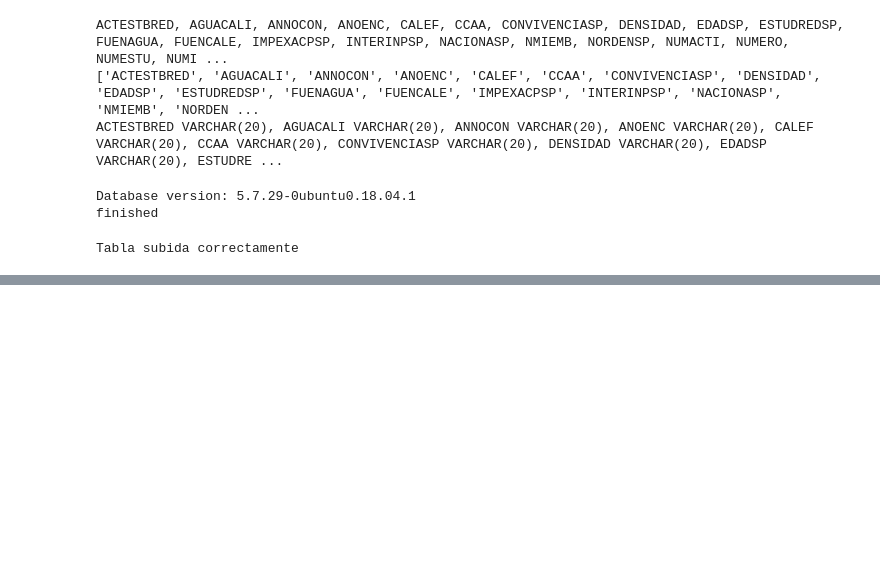
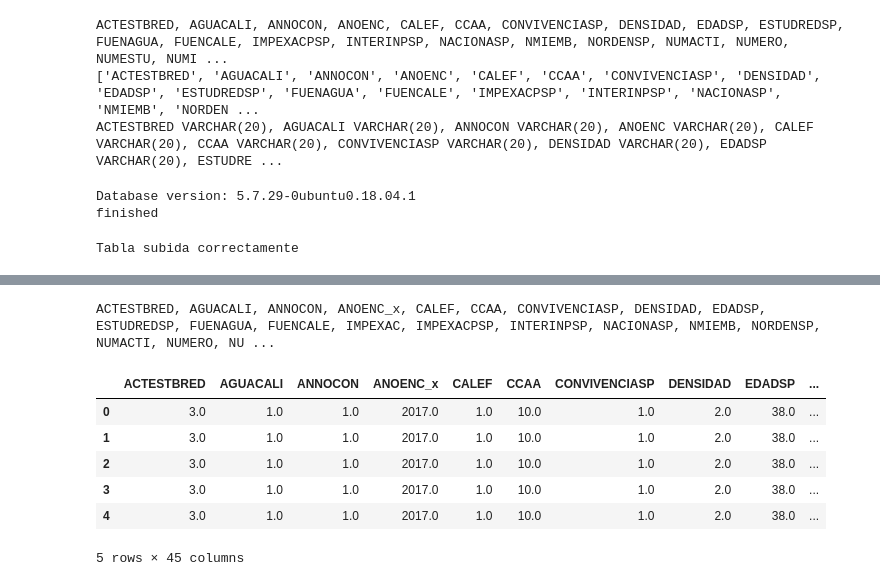
Before and after one commit to fserrey/aca-water-affordability, a Jupyter notebook: notebooks/dec_notebooks/upload_tables_server.ipynb, the cells around one changed output, grey strips where cells are left out. Drawn from its saved outputs; the diff is of its cells as text; code cells hidden in the pictures; blank space fills up the shorter version.

Commit message:
db filtered and working - upload_tables file

```diff
--- a/notebooks/dec_notebooks/upload_tables_server.ipynb
+++ b/notebooks/dec_notebooks/upload_tables_server.ipynb
@@ -782,0 +875,3 @@ Tabla subida correctamente
+# %%
+dd = pd.read_csv('/home/fserrey/gitrep/ACA_project/aca-water-affordability/notebooks/dec_notebooks/uni/' + f'uni_2017.csv')
+dd.columns
@@ -782,0 +888,15 @@ Tabla subida correctamente
+# %%
+colu_ = [col + ' VARCHAR(200)' for col in dd.columns]
+print(', '.join(colu_))
+# %% [output]
+ACTESTBRED, AGUACALI, ANNOCON, ANOENC_x, CALEF, CCAA, CONVIVENCIASP, DENSIDAD, EDADSP, ESTUDREDSP, FUENAGUA, FUENCALE, IMPEXAC, IMPEXACPSP, INTERINPSP, NACIONASP, NMIEMB, NORDENSP, NUMACTI, NUMERO, NU ...
+# %%
+dd.head()
+# %% [output]
+|  | ACTESTBRED | AGUACALI | ANNOCON | ANOENC_x | CALEF | CCAA | CONVIVENCIASP | DENSIDAD | EDADSP | ... |
+| 0 | 3.0 | 1.0 | 1.0 | 2017.0 | 1.0 | 10.0 | 1.0 | 2.0 | 38.0 | ... |
+| 1 | 3.0 | 1.0 | 1.0 | 2017.0 | 1.0 | 10.0 | 1.0 | 2.0 | 38.0 | ... |
+| 2 | 3.0 | 1.0 | 1.0 | 2017.0 | 1.0 | 10.0 | 1.0 | 2.0 | 38.0 | ... |
+| 3 | 3.0 | 1.0 | 1.0 | 2017.0 | 1.0 | 10.0 | 1.0 | 2.0 | 38.0 | ... |
+| 4 | 3.0 | 1.0 | 1.0 | 2017.0 | 1.0 | 10.0 | 1.0 | 2.0 | 38.0 | ... |
+5 rows × 45 columns
```
Also changed, not shown: parts of 7 cells of this notebook, 2 other files.
